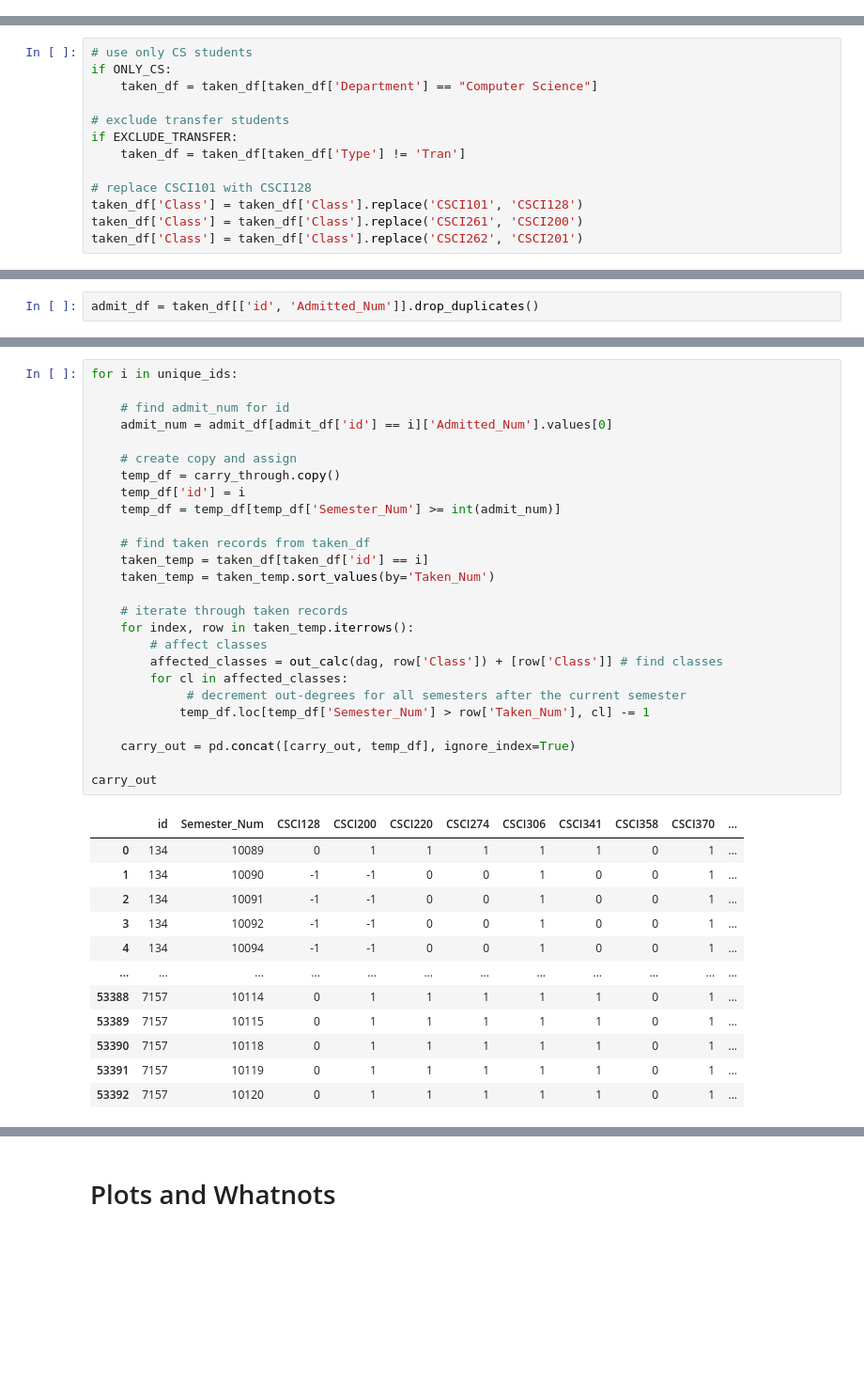
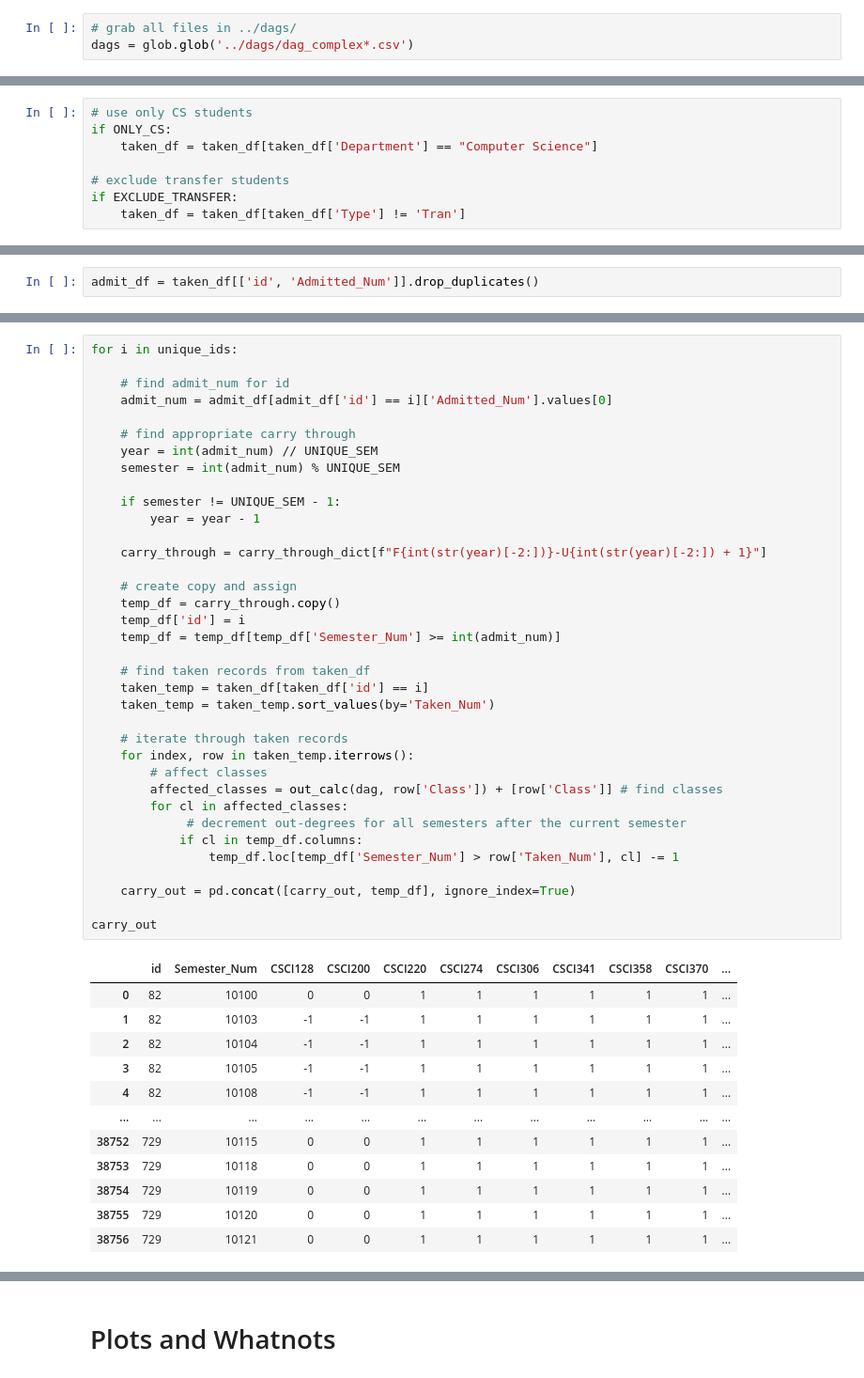
Before and after one commit to ifrycolorado/Enrollment_Project, a Jupyter notebook: src/dag.ipynb, the cells around one changed output, grey strips where cells are left out. Shown at 94% size. Saved outputs shown, nothing was run; the diff lists cells and outputs as text; blank space fills up the shorter version.

```diff
--- a/src/dag.ipynb
+++ b/src/dag.ipynb
@@ -15,4 +9,7 @@ please provide us feedback at https://github.com/pandas-dev/pandas/issues/54466
 ONLY_CS = False
 EXCLUDE_TRANSFER = False
 csv_read_location = '../data/pivot_CSCurriculumFull.csv'
+# %%
+# grab all files in ../dags/
+dags = glob.glob('../dags/dag_complex*.csv')
 # %%
@@ -50,11 +62,6 @@ if ONLY_CS:
 # exclude transfer students
 if EXCLUDE_TRANSFER:
     taken_df = taken_df[taken_df['Type'] != 'Tran']
-
-# replace CSCI101 with CSCI128
-taken_df['Class'] = taken_df['Class'].replace('CSCI101', 'CSCI128')
-taken_df['Class'] = taken_df['Class'].replace('CSCI261', 'CSCI200')
-taken_df['Class'] = taken_df['Class'].replace('CSCI262', 'CSCI201')
 # %%
 # add numerical conversion
 UNIQUE_SEM = 5
@@ -142,39 +154,49 @@ admit_df = taken_df[['id', 'Admitted_Num']].drop_duplicates()
 # %%
 for i in unique_ids:
 
     # find admit_num for id
     admit_num = admit_df[admit_df['id'] == i]['Admitted_Num'].values[0]
+
+    # find appropriate carry through
+    year = int(admit_num) // UNIQUE_SEM
+    semester = int(admit_num) % UNIQUE_SEM
+
+    if semester != UNIQUE_SEM - 1:
+        year = year - 1
+
+    carry_through = carry_through_dict[f"F{int(str(year)[-2:])}-U{int(str(year)[-2:]) + 1}"]
 
     # create copy and assign
     temp_df = carry_through.copy()
     temp_df['id'] = i
     temp_df = temp_df[temp_df['Semester_Num'] >= int(admit_num)]
 
     # find taken records from taken_df
     taken_temp = taken_df[taken_df['id'] == i]
     taken_temp = taken_temp.sort_values(by='Taken_Num')
 
     # iterate through taken records
     for index, row in taken_temp.iterrows():
         # affect classes
         affected_classes = out_calc(dag, row['Class']) + [row['Class']] # find classes
         for cl in affected_classes:
              # decrement out-degrees for all semesters after the current semester
-            temp_df.loc[temp_df['Semester_Num'] > row['Taken_Num'], cl] -= 1
+            if cl in temp_df.columns:
+                temp_df.loc[temp_df['Semester_Num'] > row['Taken_Num'], cl] -= 1
 
     carry_out = pd.concat([carry_out, temp_df], ignore_index=True)
 
 carry_out
 # %% [output]
 |  | id | Semester_Num | CSCI128 | CSCI200 | CSCI220 | CSCI274 | CSCI306 | CSCI341 | CSCI358 | CSCI370 | ... |
-| 0 | 134 | 10089 | 0 | 1 | 1 | 1 | 1 | 1 | 0 | 1 | ... |
-| 1 | 134 | 10090 | -1 | -1 | 0 | 0 | 1 | 0 | 0 | 1 | ... |
-| 2 | 134 | 10091 | -1 | -1 | 0 | 0 | 1 | 0 | 0 | 1 | ... |
-| 3 | 134 | 10092 | -1 | -1 | 0 | 0 | 1 | 0 | 0 | 1 | ... |
-| 4 | 134 | 10094 | -1 | -1 | 0 | 0 | 1 | 0 | 0 | 1 | ... |
+| 0 | 82 | 10100 | 0 | 0 | 1 | 1 | 1 | 1 | 1 | 1 | ... |
+| 1 | 82 | 10103 | -1 | -1 | 1 | 1 | 1 | 1 | 1 | 1 | ... |
+| 2 | 82 | 10104 | -1 | -1 | 1 | 1 | 1 | 1 | 1 | 1 | ... |
+| 3 | 82 | 10105 | -1 | -1 | 1 | 1 | 1 | 1 | 1 | 1 | ... |
+| 4 | 82 | 10108 | -1 | -1 | 1 | 1 | 1 | 1 | 1 | 1 | ... |
 | ... | ... | ... | ... | ... | ... | ... | ... | ... | ... | ... | ... |
-| 53388 | 7157 | 10114 | 0 | 1 | 1 | 1 | 1 | 1 | 0 | 1 | ... |
-| 53389 | 7157 | 10115 | 0 | 1 | 1 | 1 | 1 | 1 | 0 | 1 | ... |
-| 53390 | 7157 | 10118 | 0 | 1 | 1 | 1 | 1 | 1 | 0 | 1 | ... |
-| 53391 | 7157 | 10119 | 0 | 1 | 1 | 1 | 1 | 1 | 0 | 1 | ... |
-| 53392 | 7157 | 10120 | 0 | 1 | 1 | 1 | 1 | 1 | 0 | 1 | ... |
+| 38752 | 729 | 10115 | 0 | 0 | 1 | 1 | 1 | 1 | 1 | 1 | ... |
+| 38753 | 729 | 10118 | 0 | 0 | 1 | 1 | 1 | 1 | 1 | 1 | ... |
+| 38754 | 729 | 10119 | 0 | 0 | 1 | 1 | 1 | 1 | 1 | 1 | ... |
+| 38755 | 729 | 10120 | 0 | 0 | 1 | 1 | 1 | 1 | 1 | 1 | ... |
+| 38756 | 729 | 10121 | 0 | 0 | 1 | 1 | 1 | 1 | 1 | 1 | ... |
```
Also changed, not shown: parts of 9 cells of this notebook, 1 other file.
